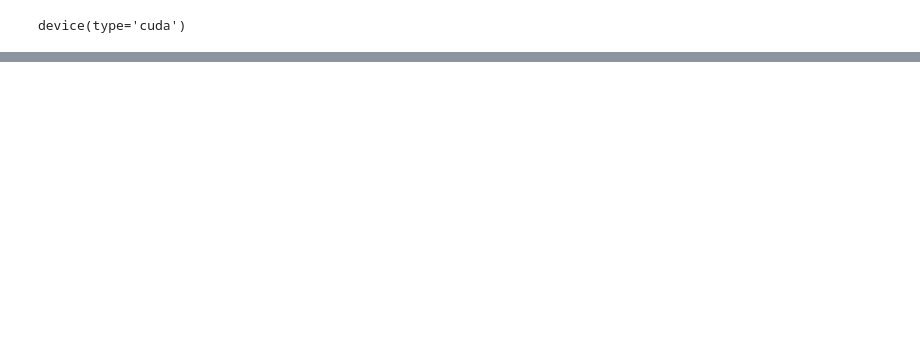
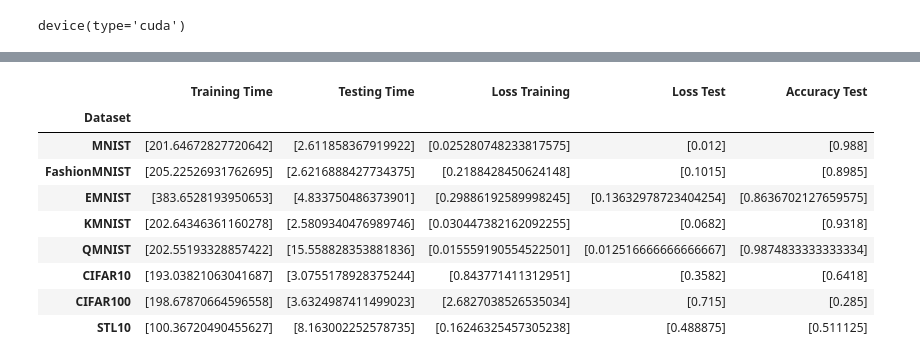
Before and after one commit to fabianumfalco/PPEE2017-AlgoritmosClassificacao, a Jupyter notebook: Programacao_CNN_Pytorch.ipynb, the cells around one changed output, grey strips where cells are left out. Drawn from its saved outputs; the diff is of its cells as text; code cells hidden in the pictures; blank space fills up the shorter version.

```diff
--- a/Programacao_CNN_Pytorch.ipynb
+++ b/Programacao_CNN_Pytorch.ipynb
@@ -545,0 +372,64 @@ df_model_dataset.transpose()
+# %%
+dataset_list = []
+accuracy_test_list = []
+loss_test_list = []
+loss_training_list = []
+training_time_list = []
+testing_time_list = []
+
+# Percorrer o dicionário results e extrair os valores
+for dataset, result in results.items():
+    dataset_list.append(dataset)  # Adicionar o nome do dataset à lista
+
+    accuracy_test = result.get('accuracy_test', None)
+    if isinstance(accuracy_test, float):  # Verificar se é um número float
+        accuracy_test = [accuracy_test]  # Converter para lista
+    accuracy_test_list.append(accuracy_test)
+
+    loss_test = result.get('loss_test', None)
+    if isinstance(loss_test, float):  # Verificar se é um número float
+        loss_test = [loss_test]  # Converter para lista
+    loss_test_list.append(loss_test)
+
+    loss_training = result.get('loss_training', None)
+    if isinstance(loss_training, float):  # Verificar se é um número float
+        loss_training = [loss_training]  # Converter para lista
+    loss_training_list.append(loss_training)
+
+    training_time = result.get('training_time', None)
+    if isinstance(training_time, float):  # Verificar se é um número float
+        training_time = [training_time]  # Converter para lista
+    training_time_list.append(training_time)
+
+    testing_time = result.get('testing_time', None)
+    if isinstance(testing_time, float):  # Verificar se é um número float
+        testing_time = [testing_time]  # Converter para lista
+    testing_time_list.append(testing_time)
+
+# Create a dictionary with the list values
+data = {'Dataset': dataset_list,
+        'Training Time': training_time_list,
+        'Testing Time': testing_time_list,
+        'Loss Training': loss_training_list,
+        'Loss Test': loss_test_list,
+        'Accuracy Test': accuracy_test_list}
+
+# Create a DataFrame from the dictionary
+df_model_dataset = pd.DataFrame(data)
+
+df_model_dataset.set_index('Dataset', inplace=True)
+
+# Display the DataFrame
+#df_model_dataset.transpose()
+df_model_dataset
+# %% [output]
+|  | Training Time | Testing Time | Loss Training | Loss Test | Accuracy Test |
+| Dataset |  |  |  |  |  |
+| MNIST | [201.64672827720642] | [2.611858367919922] | [0.025280748233817575] | [0.012] | [0.988] |
+| FashionMNIST | [205.22526931762695] | [2.6216888427734375] | [0.2188428450624148] | [0.1015] | [0.8985] |
+| EMNIST | [383.6528193950653] | [4.833750486373901] | [0.29886192589998245] | [0.13632978723404254] | [0.8636702127659575] |
+| KMNIST | [202.64346361160278] | [2.5809340476989746] | [0.030447382162092255] | [0.0682] | [0.9318] |
+| QMNIST | [202.55193328857422] | [15.558828353881836] | [0.015559190554522501] | [0.012516666666666667] | [0.9874833333333334] |
+| CIFAR10 | [193.03821063041687] | [3.0755178928375244] | [0.843771411312951] | [0.3582] | [0.6418] |
+| CIFAR100 | [198.67870664596558] | [3.6324987411499023] | [2.6827038526535034] | [0.715] | [0.285] |
+| STL10 | [100.36720490455627] | [8.163002252578735] | [0.16246325457305238] | [0.488875] | [0.511125] |
```
Also changed, not shown: parts of 20 cells of this notebook.
